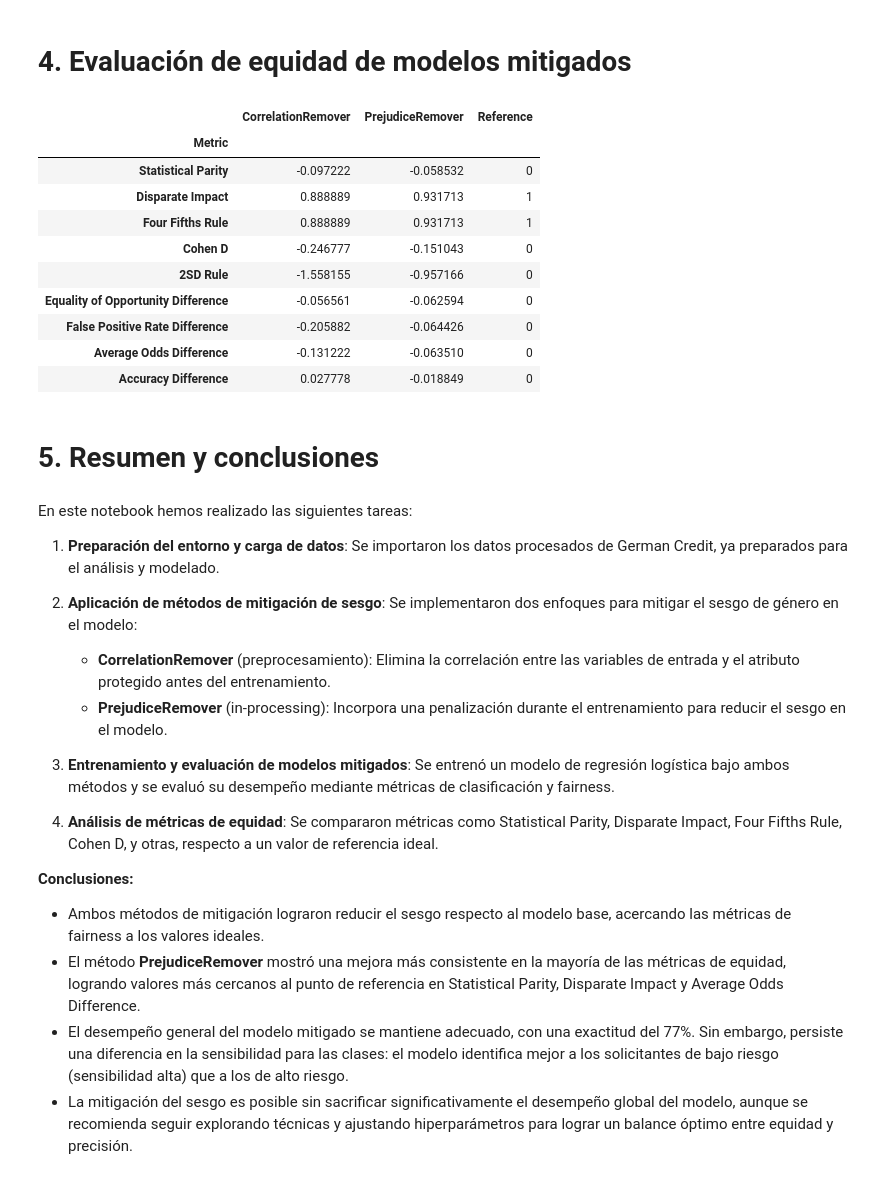
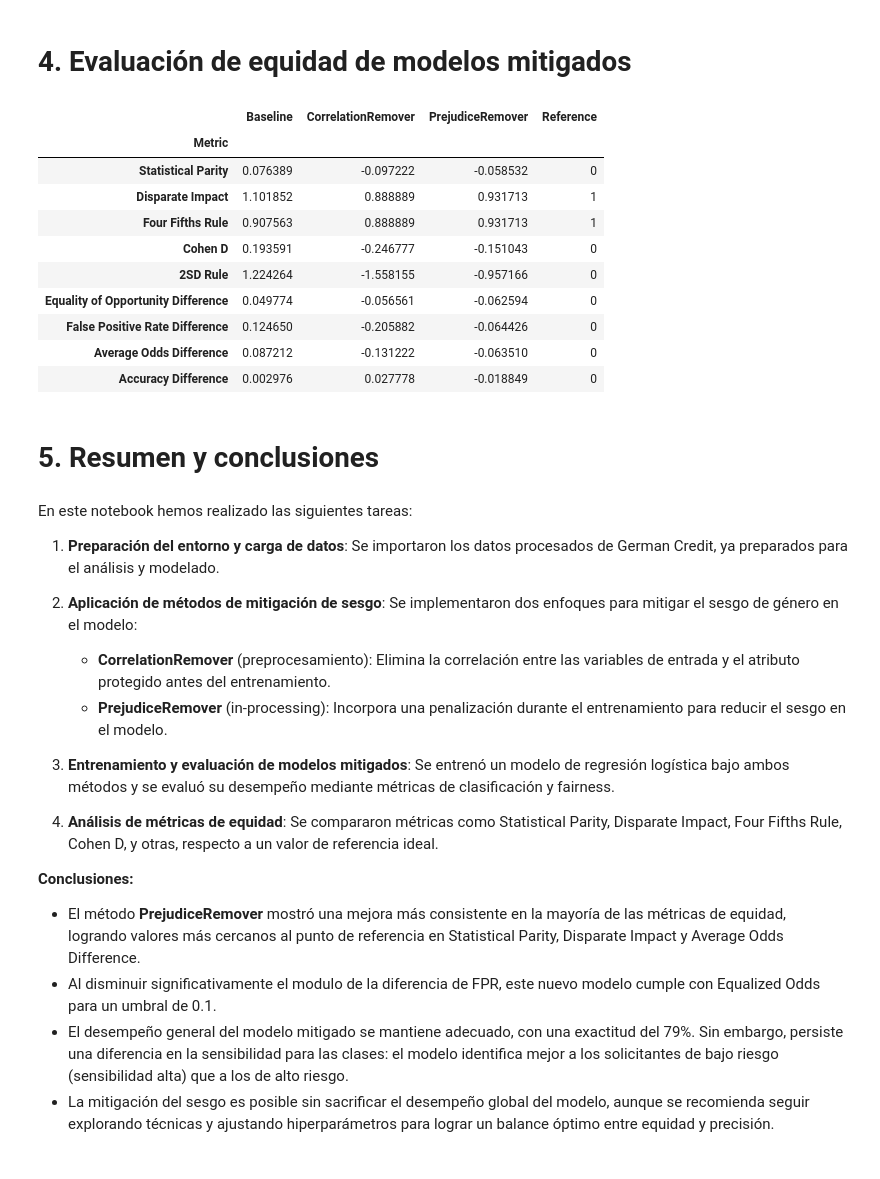
Before and after one commit to Gerardo1909/tpfinal_equidad, a Jupyter notebook: tp_final_fairness_ML/notebooks/05_modelo_mitigado.ipynb, the cells around one changed output. Saved outputs shown, nothing was run; the diff lists cells and outputs as text; code cells hidden in the pictures.

Commit message:
fix de modelo baseline

```diff
--- a/tp_final_fairness_ML/notebooks/05_modelo_mitigado.ipynb
+++ b/tp_final_fairness_ML/notebooks/05_modelo_mitigado.ipynb
@@ -36,0 +39,26 @@ y_test = pd.read_csv(ruta_y_test).values.ravel()
+# %%
+scaler = StandardScaler()
+X_train_scaled = scaler.fit_transform(X_train)
+X_test_scaled = scaler.transform(X_test)
+
+modelo = LogisticRegression(random_state=42, max_iter=1000)
+modelo.fit(X_train_scaled, y_train)
+
+y_pred_test = modelo.predict(X_test_scaled)
+
+metrics = {}
+
+baseline = classification_bias_metrics(
+    X_test["genre_male"] == 1,
+    X_test["genre_male"] == 0,
+    y_pred_test,
+    y_test,
+    metric_type="both",
+)
+
+baseline_accuracy = accuracy_score(y_test, y_pred_test)
+
+metrics["Baseline"] = baseline
+print(baseline)
+print(f"Baseline accuracy: {baseline_accuracy:.4f}")
+print(classification_report(y_test, y_pred_test))
@@ -163,30 +231,39 @@ graficar_matriz_de_confusion(y_test, y_pred_prejudice)
 # %% [markdown]
 # 4. Evaluación de equidad de modelos mitigados
 # %%
-keys = ['CorrelationRemover', 'PrejudiceRemover', 'Reference']
-comparison = pd.concat([metrics_preprocessing_correlationRemover['Value'], metrics_prejudice], axis=1)
+keys = ["Baseline", "CorrelationRemover", "PrejudiceRemover", "Reference"]
+comparison = pd.concat(
+    [
+        baseline["Value"],
+        metrics_preprocessing_correlationRemover["Value"],
+        metrics_prejudice,
+    ],
+    axis=1,
+)
 comparison.columns = keys
 
+
 def highlight_closest(s):
-    reference = s['Reference']
-    differences = s.drop('Reference').apply(lambda x: abs(x - reference))
+    reference = s["Reference"]
+    differences = s.drop("Reference").apply(lambda x: abs(x - reference))
     closest = differences.idxmin()
-    return ['background-color: mediumseagreen' if x == s[closest] else '' for x in s]
+    return ["background-color: mediumseagreen" if x == s[closest] else "" for x in s]
+
 
 comparison_highlighted = comparison.style.apply(highlight_closest, axis=1)
 comparison_highlighted
 # %% [output]
-|  | CorrelationRemover | PrejudiceRemover | Reference |
-| Metric |  |  |  |
-| Statistical Parity | -0.097222 | -0.058532 | 0 |
-| Disparate Impact | 0.888889 | 0.931713 | 1 |
-| Four Fifths Rule | 0.888889 | 0.931713 | 1 |
-| Cohen D | -0.246777 | -0.151043 | 0 |
-| 2SD Rule | -1.558155 | -0.957166 | 0 |
-| Equality of Opportunity Difference | -0.056561 | -0.062594 | 0 |
-| False Positive Rate Difference | -0.205882 | -0.064426 | 0 |
-| Average Odds Difference | -0.131222 | -0.063510 | 0 |
-| Accuracy Difference | 0.027778 | -0.018849 | 0 |
+|  | Baseline | CorrelationRemover | PrejudiceRemover | Reference |
+| Metric |  |  |  |  |
+| Statistical Parity | 0.076389 | -0.097222 | -0.058532 | 0 |
+| Disparate Impact | 1.101852 | 0.888889 | 0.931713 | 1 |
+| Four Fifths Rule | 0.907563 | 0.888889 | 0.931713 | 1 |
+| Cohen D | 0.193591 | -0.246777 | -0.151043 | 0 |
+| 2SD Rule | 1.224264 | -1.558155 | -0.957166 | 0 |
+| Equality of Opportunity Difference | 0.049774 | -0.056561 | -0.062594 | 0 |
+| False Positive Rate Difference | 0.124650 | -0.205882 | -0.064426 | 0 |
+| Average Odds Difference | 0.087212 | -0.131222 | -0.063510 | 0 |
+| Accuracy Difference | 0.002976 | 0.027778 | -0.018849 | 0 |
 # %% [markdown]
 # 5. Resumen y conclusiones
 # %% [markdown]
@@ -204,7 +281,7 @@ En este notebook hemos realizado las siguientes tareas:
 
 **Conclusiones:**
 
-- Ambos métodos de mitigación lograron reducir el sesgo respecto al modelo base, acercando las métricas de fairness a los valores ideales.
 - El método **PrejudiceRemover** mostró una mejora más consistente en la mayoría de las métricas de equidad, logrando valores más cercanos al punto de referencia en Statistical Parity, Disparate Impact y Average Odds Difference.
-- El desempeño general del modelo mitigado se mantiene adecuado, con una exactitud del 77%. Sin embargo, persiste una diferencia en la sensibilidad para las clases: el modelo identifica mejor a los solicitantes de bajo riesgo (sensibilidad alta) que a los de alto riesgo.
-- La mitigación del sesgo es posible sin sacrificar significativamente el desempeño global del modelo, aunque se recomienda seguir explorando técnicas y ajustando hiperparámetros para lograr un balance óptimo entre equidad y precisión.
+- Al disminuir significativamente el modulo de la diferencia de FPR, este nuevo modelo cumple con Equalized Odds para un umbral de 0.1.
+- El desempeño general del modelo mitigado se mantiene adecuado, con una exactitud del 79%. Sin embargo, persiste una diferencia en la sensibilidad para las clases: el modelo identifica mejor a los solicitantes de bajo riesgo (sensibilidad alta) que a los de alto riesgo.
+- La mitigación del sesgo es posible sin sacrificar el desempeño global del modelo, aunque se recomienda seguir explorando técnicas y ajustando hiperparámetros para lograr un balance óptimo entre equidad y precisión.
```
Also changed, not shown: parts of 5 cells of this notebook.
